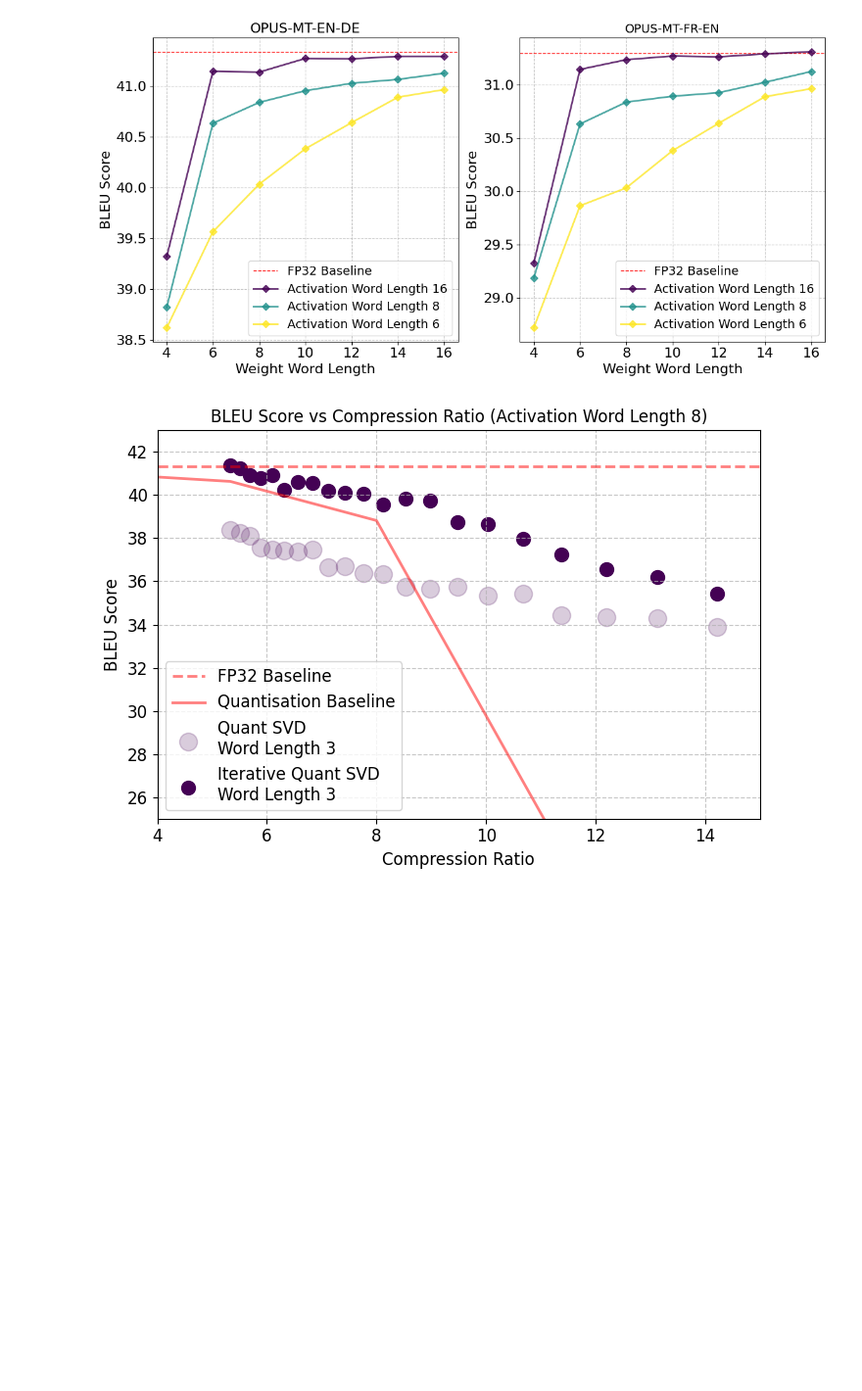
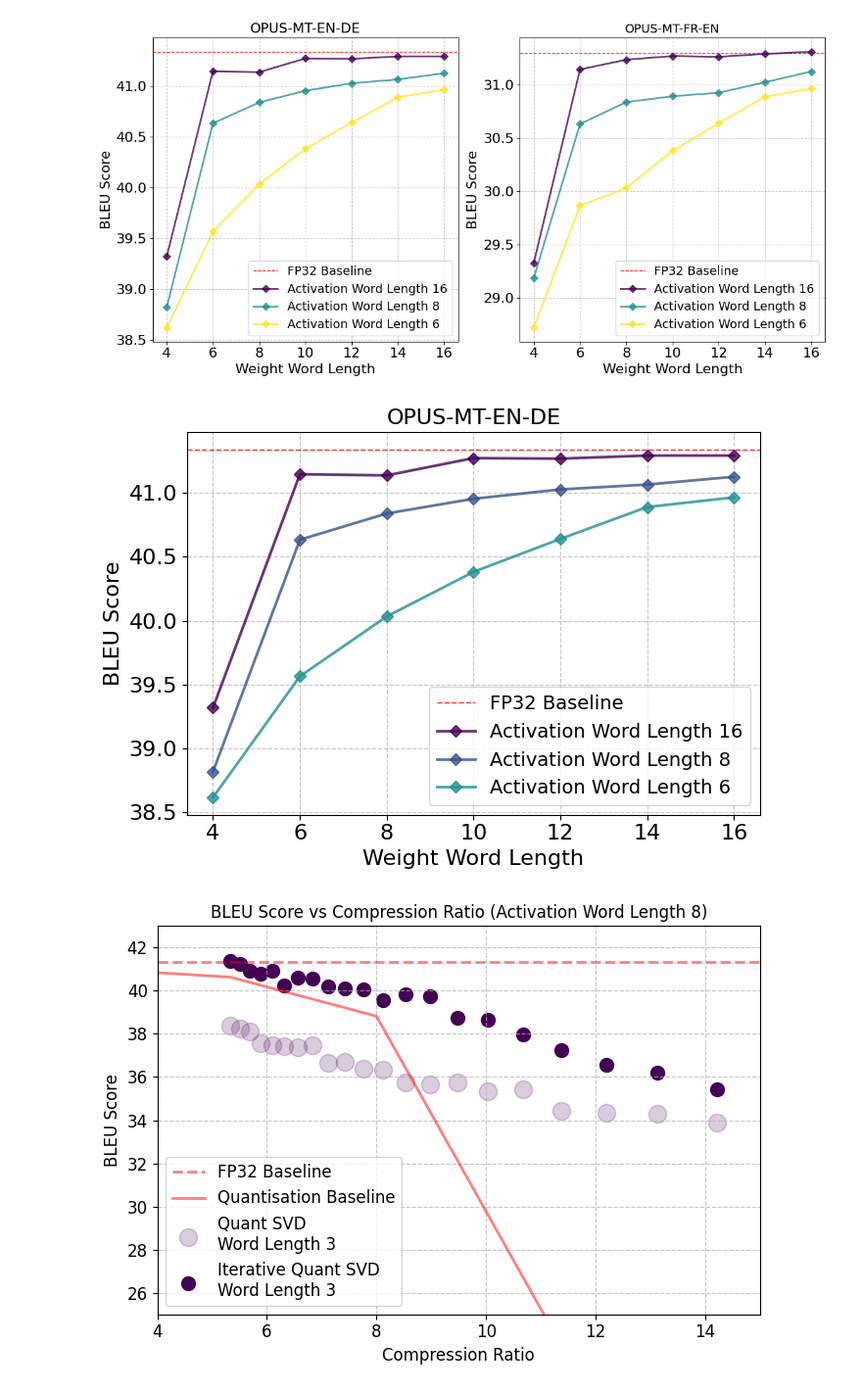
Before and after one commit to justinhuang666666/Approximate-Matrix-Vector-Multiplication, a Jupyter notebook: simulation_result/fccm.ipynb, the cells around one changed output. Shown at 98% size. Saved outputs shown, nothing was run; the diff lists cells and outputs as text; code cells hidden in the pictures; blank space fills up the shorter version.

```diff
--- a/simulation_result/fccm.ipynb
+++ b/simulation_result/fccm.ipynb
@@ -100,6 +100,69 @@ plt.savefig('/Users/justin/Desktop/FCCM/section1/quantisation.png', dpi=500, bbo
 plt.show()
 # %% [output]
 [figure]
+# %%
+import pandas as pd
+import matplotlib.pyplot as plt
+import matplotlib.cm as cm
+
+# Load data
+scaling_quant_result = pd.read_csv('quantization_inout_en_de3.csv')
+
+# Set up the figure with a single plot of size (7, 5)
+fig, ax1 = plt.subplots(figsize=(7, 5))  # Single plot with the new size
+
+# Font size for labels and ticks
+label_font_size = 16
+tick_font_size = 16
+
+# First subplot: OPUS-MT-EN-DE plot
+baseline_bleu = 41.337328250540224
+
+# Draw baseline and compression ratio reference lines
+ax1.axhline(baseline_bleu, color='red', linestyle='--', linewidth=1, alpha=0.8, label='FP32 Baseline')
+
+# Set labels with increased font size
+ax1.set_title('OPUS-MT-EN-DE', fontsize=label_font_size)
+ax1.set_xlabel('Weight Word Length', fontsize=label_font_size)
+ax1.set_ylabel('BLEU Score', fontsize=label_font_size)
+
+# Set tick font size
+ax1.tick_params(axis='both', which='major', labelsize=tick_font_size)
+
+act_wls = [16, 8, 6]
+# Use Viridis colormap
+viridis = cm.get_cmap('viridis', len(act_wls)+2)  # Get distinct colors from Viridis
+
+for i, act_wl in enumerate(act_wls):
+    # Plot BLEU scores for different scaling methods with rounded dots
+    ax1.plot(
+        scaling_quant_result[
+            (scaling_quant_result["Weight Word Length"] != 2) &
+            (scaling_quant_result["Activation Word Length"] == act_wl)
+        ]["Weight Word Length"],
+        scaling_quant_result[
+            (scaling_quant_result["Weight Word Length"] != 2) &
+            (scaling_quant_result["Activation Word Length"] == act_wl)
+        ]["BLEU Score (Range-Based)"],
+        linewidth=2,
+        alpha=0.8,
+        label=f'Activation Word Length {act_wl}',
+        color=viridis(i), marker='D', linestyle='-'  # Round dots for data points
+    )
+
+# Add legend with increased font size
+ax1.legend(fontsize=14)
+ax1.grid(linestyle='--', alpha=0.7)
+
+# Show plot
+plt.tight_layout()
+
+# Save the figure to a file
+plt.savefig('/Users/justin/Desktop/FCCM/section1/quantisation.png', dpi=500, bbox_inches='tight')  # Save as a PNG file
+
+plt.show()
+# %% [output]
+[figure, added]
 # %%
 import pandas as pd
 import matplotlib.pyplot as plt
```
Also changed, not shown: parts of 1 cell of this notebook, 3 other files.
